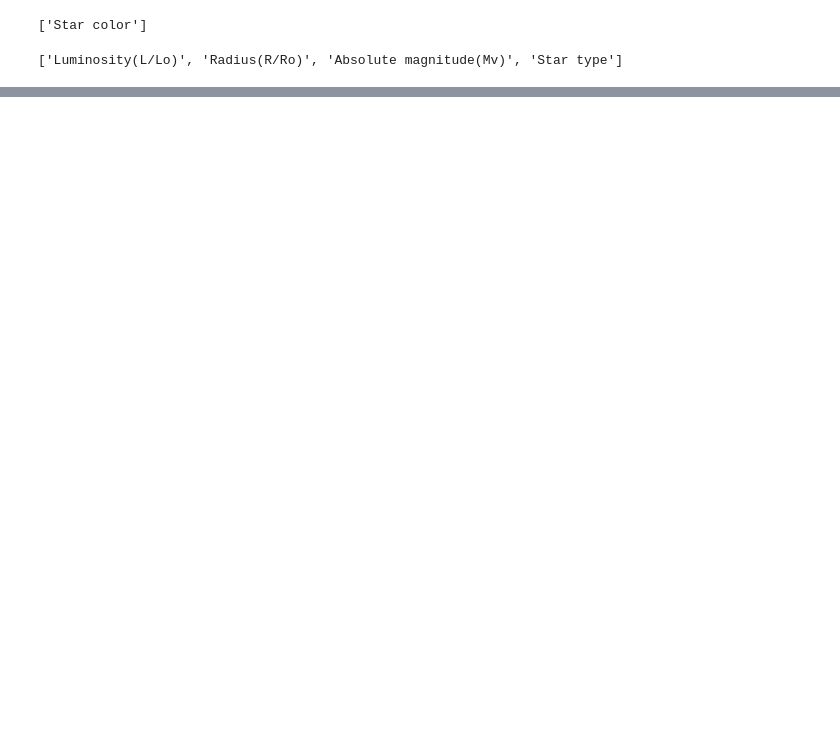
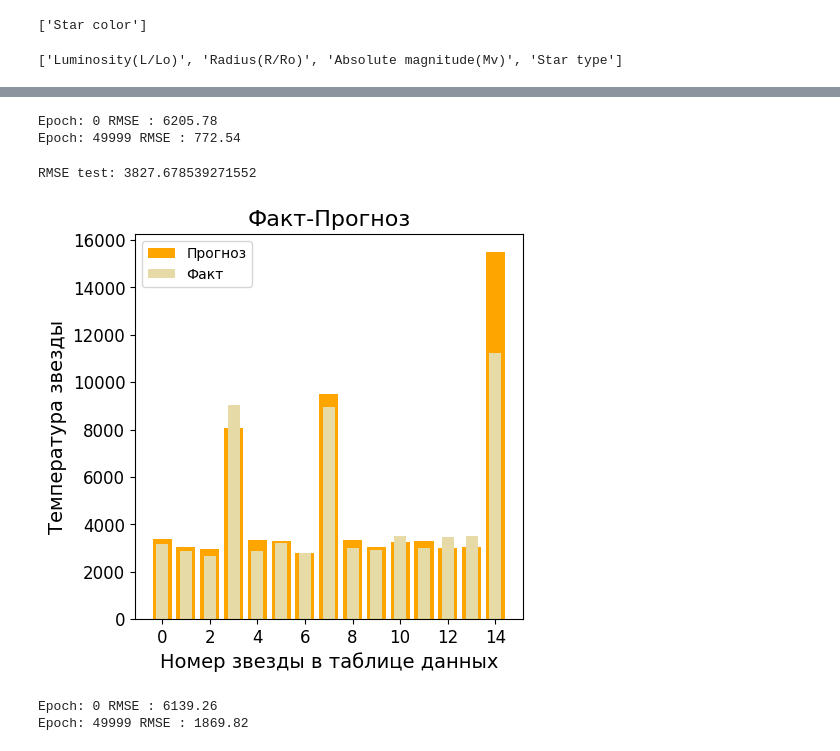
Before and after one commit to SergeyDolin/StarTempNet, a Jupyter notebook: main.ipynb, the cells around one changed output, grey strips where cells are left out. Saved outputs shown, nothing was run; the diff lists cells and outputs as text; code cells hidden in the pictures; blank space fills up the shorter version.

```diff
--- a/main.ipynb
+++ b/main.ipynb
@@ -421,7 +333,0 @@ show_graph(test_preds_bn)
-# %%
-model_d = NeuralNet(input_dim=21, hidden_lyrs=[75,50,25,10], output_dim=1, dropout=True)
-
-criterion = nn.MSELoss()
-optimizer = torch.optim.Adam(model_d.parameters(), lr=1e-3)
-
-TrainModel(model_d, criterion, optimizer, X_train_slr, Y_train, epochs=200000, drpt=True)
@@ -464,7 +333,0 @@ show_graph(test_preds_bn)
-# %%
-model_bd = NeuralNet(input_dim=21, hidden_lyrs=[75,50,25,10], output_dim=1, dropout=True, batch_norm=True)
-
-criterion = nn.MSELoss()
-optimizer = torch.optim.Adam(model_bd.parameters(), lr=1e-2)
-
-TrainModel(model_bd, criterion, optimizer, X_train_slr, Y_train, epochs=200000, drpt=True, btnr=True)
@@ -506,0 +540,25 @@ show_graph(test_preds_bn)
+# %%
+INPUT = len(features_ohe_train.columns)
+HIDDEN = [75,50,25,10]
+OUTPUT = 1
+# %%
+model_1 = NeuralNet(input_dim=INPUT, hidden_lyrs=HIDDEN, output_dim=OUTPUT)
+
+optimizer = torch.optim.Adam(model_1.parameters(), lr=.01)
+train_model(model_1, 100, optimizer,X_train_slr,Y_train,50000)
+# %% [output]
+Epoch: 0 RMSE : 6205.78
+Epoch: 49999 RMSE : 772.54
+# %%
+show_graph(model_1(X_test_slr))
+# %% [output]
+RMSE test: 3827.678539271552
+[figure, added]
+# %%
+model_2 = NeuralNet(input_dim=INPUT, hidden_lyrs=HIDDEN, output_dim=OUTPUT, batch_norm=True)
+
+optimizer = torch.optim.Adam(model_2.parameters(), lr=.01)
+train_model(model_2, 100, optimizer,X_train_slr,Y_train,50000)
+# %% [output]
+Epoch: 0 RMSE : 6139.26
+Epoch: 49999 RMSE : 1869.82
```
Also changed, not shown: parts of 72 cells of this notebook.
